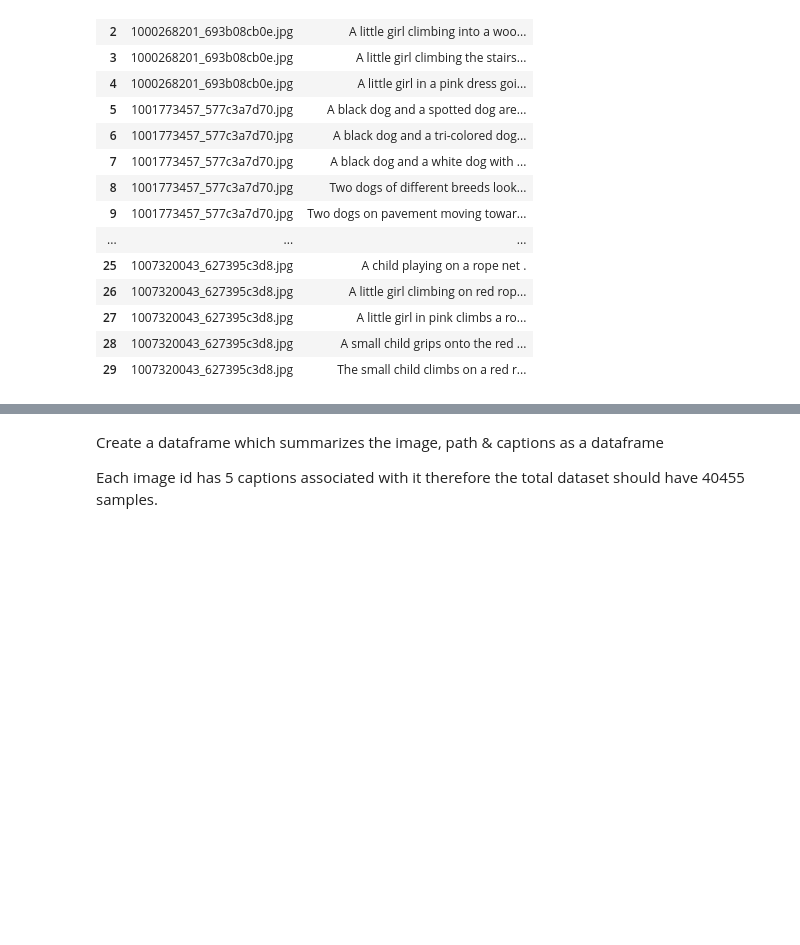
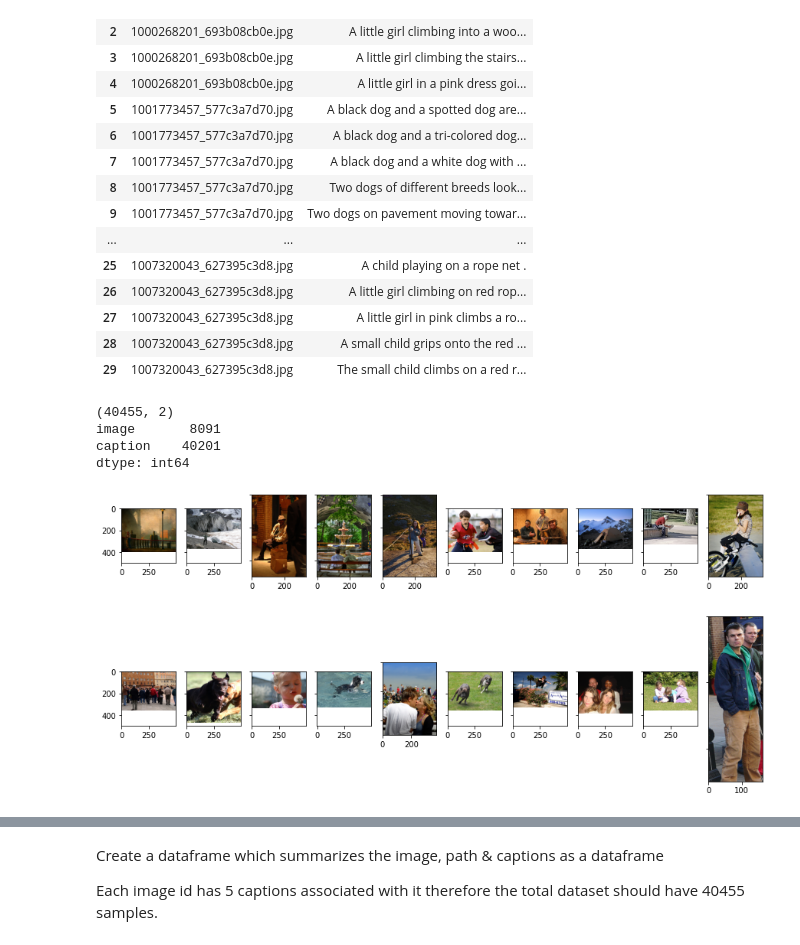
Before and after one commit to sanjay-k-biswas/eye-for-blind, a Jupyter notebook: Eye_for_blind_workbook.ipynb, the cells around one changed output, grey strips where cells are left out. Drawn from its saved outputs; the diff is of its cells as text; code cells hidden in the pictures; blank space fills up the shorter version.

```diff
--- a/Eye_for_blind_workbook.ipynb
+++ b/Eye_for_blind_workbook.ipynb
@@ -147,3 +147,28 @@ doc[:30]
 | 27 | 1007320043_627395c3d8.jpg | A little girl in pink climbs a ro... |
 | 28 | 1007320043_627395c3d8.jpg | A small child grips onto the red ... |
 | 29 | 1007320043_627395c3d8.jpg | The small child climbs on a red r... |
+# %%
+print(df_captions.shape)
+print(df_captions.nunique())
+# %% [output]
+(40455, 2)
+image       8091
+caption    40201
+dtype: int64
+# %%
+#Visualise both the images & text present in the dataset
+def plot_image(images, captions=None, cmap=None ):
+    f, axes = plt.subplots(1, len(images), sharey=True)
+    f.set_figwidth(15)
+
+    for ax,image in zip(axes, images):
+        ax.imshow(io.imread(image), cmap)
+
+#Plotting first 10 images
+plot_image(all_imgs[:10])
+
+#Plotting last 10 images
+plot_image(all_imgs[8081:])
+# %% [output]
+[figure, added]
+[figure, added]
```
Also changed, not shown: parts of 4 cells of this notebook.
